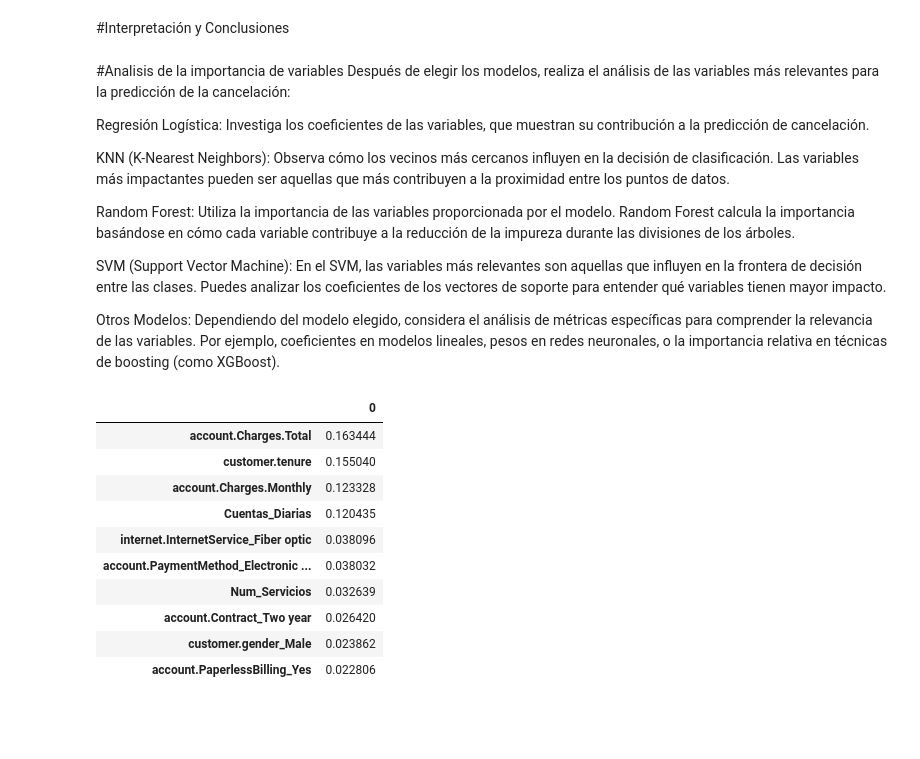
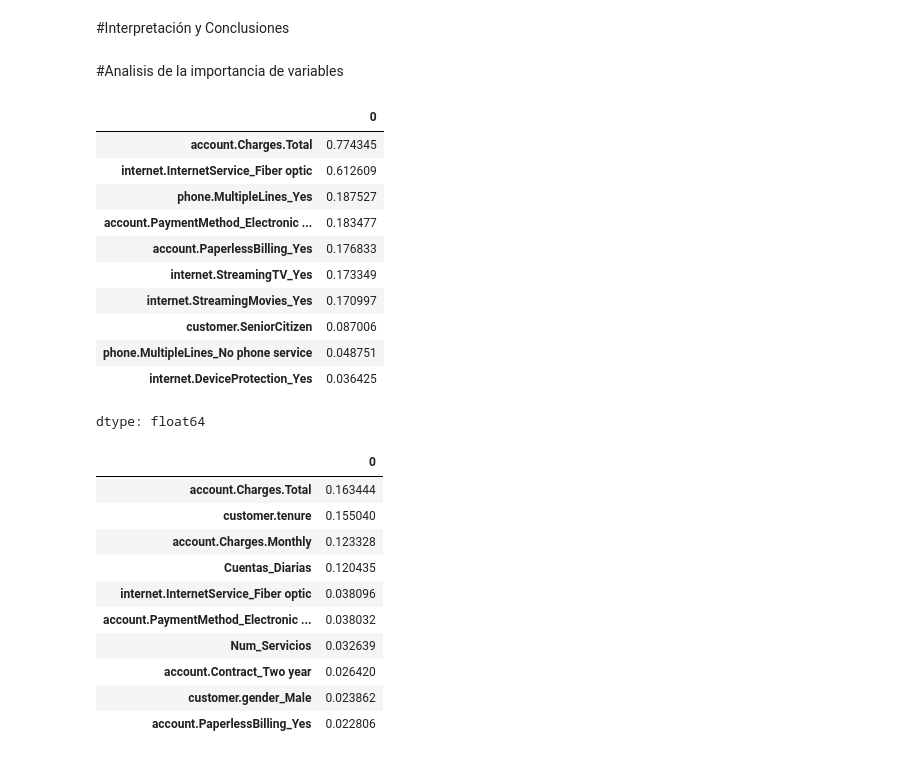
Before and after one commit to Raziedmar/telecomx-parte2-alura-latam, a Jupyter notebook: TelecomX_LATAM_Parte2.ipynb, the cells around one changed output. Saved outputs shown, nothing was run; the diff lists cells and outputs as text; code cells hidden in the pictures; blank space fills up the shorter version.

```diff
--- a/TelecomX_LATAM_Parte2.ipynb
+++ b/TelecomX_LATAM_Parte2.ipynb
@@ -337,18 +367,24 @@ plt.show()
 # %% [markdown]
 #Interpretación y Conclusiones
-# %% [markdown]
-#Analisis de la importancia de variables
-Después de elegir los modelos, realiza el análisis de las variables más relevantes para la predicción de la cancelación:
-
-Regresión Logística: Investiga los coeficientes de las variables, que muestran su contribución a la predicción de cancelación.
-
-KNN (K-Nearest Neighbors): Observa cómo los vecinos más cercanos influyen en la decisión de clasificación. Las variables más impactantes pueden ser aquellas que más contribuyen a la proximidad entre los puntos de datos.
-
-Random Forest: Utiliza la importancia de las variables proporcionada por el modelo. Random Forest calcula la importancia basándose en cómo cada variable contribuye a la reducción de la impureza durante las divisiones de los árboles.
-
-SVM (Support Vector Machine): En el SVM, las variables más relevantes son aquellas que influyen en la frontera de decisión entre las clases. Puedes analizar los coeficientes de los vectores de soporte para entender qué variables tienen mayor impacto.
-
-Otros Modelos: Dependiendo del modelo elegido, considera el análisis de métricas específicas para comprender la relevancia de las variables. Por ejemplo, coeficientes en modelos lineales, pesos en redes neuronales, o la importancia relativa en técnicas de boosting (como XGBoost).
+# %% [markdown]
+#Analisis de la importancia de variables
+# %%
+coeficientes = pd.Series(log_model.coef_[0], index=X.columns)
+
+coeficientes.sort_values(ascending=False).head(10)
+# %% [output]
+|  | 0 |
+| account.Charges.Total | 0.774345 |
+| internet.InternetService_Fiber optic | 0.612609 |
+| phone.MultipleLines_Yes | 0.187527 |
+| account.PaymentMethod_Electronic ... | 0.183477 |
+| account.PaperlessBilling_Yes | 0.176833 |
+| internet.StreamingTV_Yes | 0.173349 |
+| internet.StreamingMovies_Yes | 0.170997 |
+| customer.SeniorCitizen | 0.087006 |
+| phone.MultipleLines_No phone service | 0.048751 |
+| internet.DeviceProtection_Yes | 0.036425 |
+dtype: float64
 # %%
 importances = rf_model.feature_importances_
 
```
Also changed, not shown: parts of 37 cells of this notebook.
